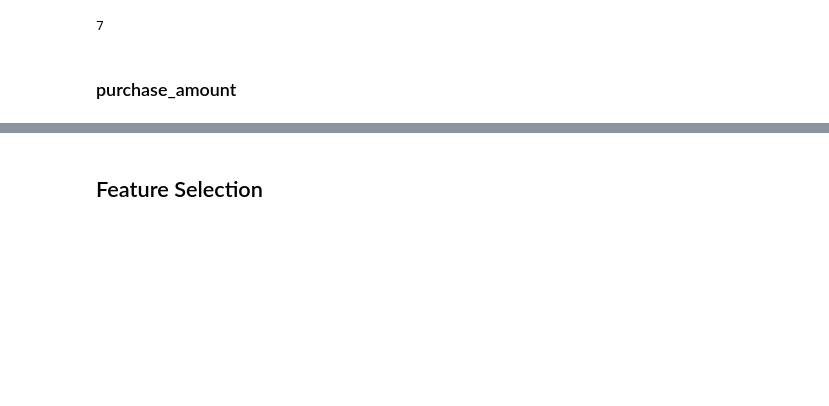
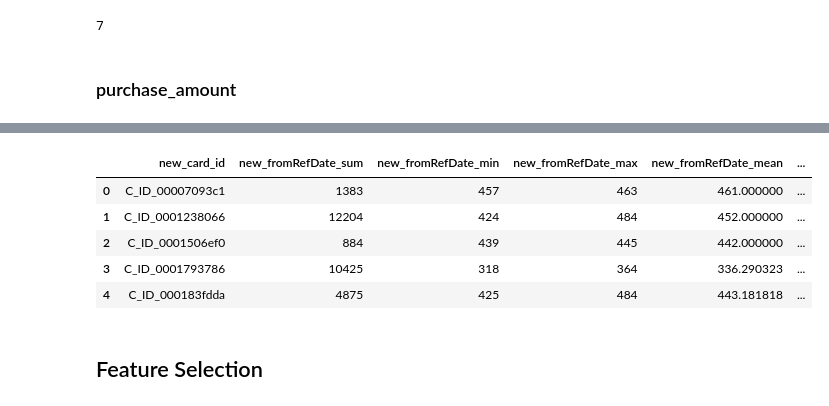
Before and after one commit to SONG-WONHO/Kaggle-Elo, a Jupyter notebook: 2-2 Feature Engineering and Selection.ipynb, the cells around one changed output, grey strips where cells are left out. Drawn from its saved outputs; the diff is of its cells as text; code cells hidden in the pictures; blank space fills up the shorter version.

```diff
--- a/2-2 Feature Engineering and Selection.ipynb
+++ b/2-2 Feature Engineering and Selection.ipynb
@@ -563,0 +688,8 @@ gc.collect()
+# %%
+for date in date_list:
+    try:
+        meta = meta.merge(temp.loc[:, date].to_frame().reset_index().rename(columns={0:date}), on='card_id', how='left')
+        print(date)
+    except:
+        meta[date] = 0
+        print(date)
@@ -563,0 +713,2 @@ gc.collect()
+# %%
+train = train.merge(meta, on='card_id', how='left')
@@ -563,0 +719,13 @@ gc.collect()
+# %%
+hist2 = pd.read_csv('./data/newFE_0213.csv')
+# %%
+hist2.drop(list(set(train.columns).intersection(set(hist2.columns))),axis=1, inplace=True)
+# %%
+hist2.head()
+# %% [output]
+|  | new_card_id | new_fromRefDate_sum | new_fromRefDate_min | new_fromRefDate_max | new_fromRefDate_mean | ... |
+| 0 | C_ID_00007093c1 | 1383 | 457 | 463 | 461.000000 | ... |
+| 1 | C_ID_0001238066 | 12204 | 424 | 484 | 452.000000 | ... |
+| 2 | C_ID_0001506ef0 | 884 | 439 | 445 | 442.000000 | ... |
+| 3 | C_ID_0001793786 | 10425 | 318 | 364 | 336.290323 | ... |
+| 4 | C_ID_000183fdda | 4875 | 425 | 484 | 443.181818 | ... |
```
Also changed, not shown: parts of 51 cells of this notebook.
